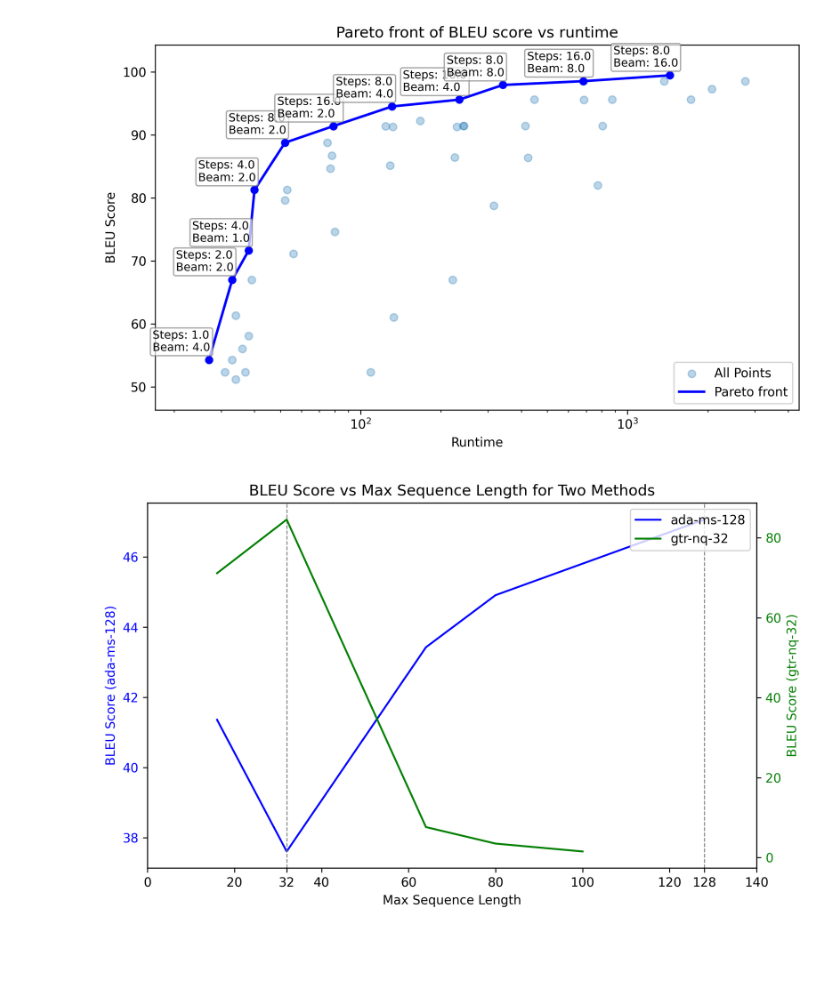
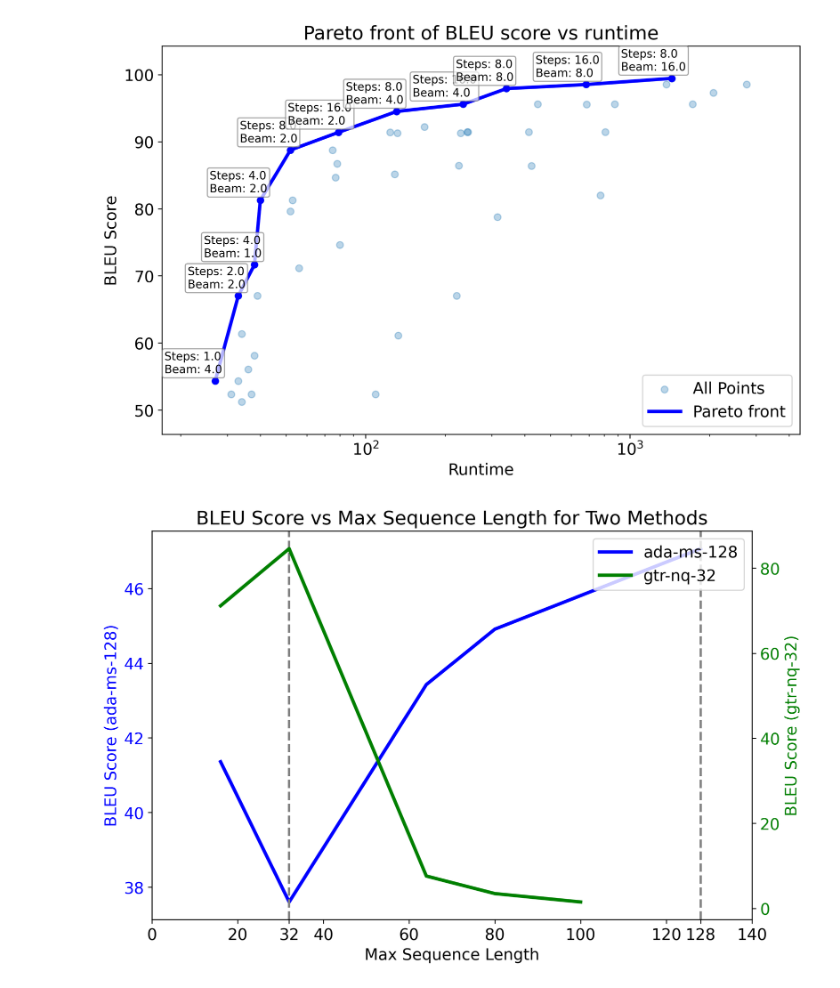
Before and after one commit to dqmis/ir2, a Jupyter notebook: notebooks/plots.ipynb, the cells around one changed output. Cells and saved outputs as stored; diff of their text form; code cells hidden in the pictures; blank space fills up the shorter version.

```diff
--- a/notebooks/plots.ipynb
+++ b/notebooks/plots.ipynb
@@ -2,6 +2,8 @@
 import matplotlib as mpl
 import matplotlib.pyplot as plt
 import pandas as pd
+# %%
+mpl.rc('font', **{'size': 14})
 # %%
 data = pd.read_csv("./data/num_steps_vs_beam_width.csv")
 data = data[["num_steps", "sequence_beam_width", "bleu_score", "Runtime"]]
@@ -93,41 +95,41 @@ for _, row in data_sorted.iterrows():
 
 pareto_front = pd.DataFrame(pareto_front)
 
-fig, ax = plt.subplots(figsize=(8, 5), dpi=300)
+fig, ax = plt.subplots(figsize=(9, 6), dpi=300)
 
 ax.scatter(data["Runtime"], data["bleu_score"], alpha=0.3, label="All Points")
 
 ax.plot(
-    pareto_front["Runtime"], pareto_front["bleu_score"], "b-", linewidth=2, label="Pareto front"
+    pareto_front["Runtime"], pareto_front["bleu_score"], "b-", linewidth=3, label="Pareto front"
 )
 ax.scatter(pareto_front["Runtime"], pareto_front["bleu_score"], color="b", s=30)
 
 for idx, row in pareto_front.iterrows():
     ax.annotate(
         f"Steps: {row['num_steps']}\nBeam: {row['sequence_beam_width']}",
         (row["Runtime"], row["bleu_score"]),
         textcoords="offset points",
         xytext=(-45, 7),
         ha="left",
-        fontsize=9,               # make it a bit smaller if needed
+        fontsize=10,               # make it a bit smaller if needed
         bbox=dict(boxstyle="round,pad=0.2", edgecolor="gray", facecolor="white", alpha=0.7),
         clip_on=False,            # let it draw outside the axes
     )
 
 ax.set_xscale("log")
 ax.set_xmargin(0.1)
 ax.set_ymargin(0.1)
 
 ax.set_xlabel("Runtime")
 ax.set_ylabel("BLEU Score")
 ax.set_title("Pareto front of BLEU score vs runtime")
 ax.legend(loc="lower right")
 
 plt.tight_layout()   # <-- adjust margins
 plt.savefig("pareto_front_bleu_vs_runtime.pdf", bbox_inches="tight")
 plt.show()
 # %% [output]
-[figure, old version]
+[figure, new version]
 # %%
 data = pd.read_csv("./data/seq_len_exps.csv")
 name_map = {
@@ -142,12 +144,12 @@ data = data[["method", "max_seq_length", "bleu_score"]]
 methods = data['method'].unique()
 
 # Create a figure and primary axis
-fig, ax1 = plt.subplots(figsize=(8, 5), dpi=300)
+fig, ax1 = plt.subplots(figsize=(9, 6), dpi=300)
 
 # Plot the first method as a line
 method1 = methods[0]
 method1_data = data[data['method'] == method1].sort_values(by="max_seq_length")
-line1, = ax1.plot(method1_data["max_seq_length"], method1_data["bleu_score"], color='b', label=method1)
+line1, = ax1.plot(method1_data["max_seq_length"], method1_data["bleu_score"], color='b', label=method1, linewidth=3)
 ax1.set_xlabel("Max Sequence Length")
 ax1.set_ylabel(f"BLEU Score ({method1})", color='b')
 ax1.tick_params(axis='y', labelcolor='b')
@@ -158,7 +160,7 @@ ax2 = ax1.twinx()
 # Plot the second method as a line
 method2 = methods[1]
 method2_data = data[data['method'] == method2].sort_values(by="max_seq_length")
-line2, = ax2.plot(method2_data["max_seq_length"], method2_data["bleu_score"], color='g', label=method2)
+line2, = ax2.plot(method2_data["max_seq_length"], method2_data["bleu_score"], color='g', label=method2, linewidth=3)
 ax2.set_ylabel(f"BLEU Score ({method2})", color='g')
 ax2.tick_params(axis='y', labelcolor='g')
 
@@ -178,12 +180,12 @@ new_xticks = sorted(set(current_xticks + [32, 128]))  # Combine with new ticks a
 ax1.set_xticks(new_xticks)
 
 # Add dashed vertical lines at 32 and 128
-ax1.axvline(x=32, color='gray', linestyle='--', linewidth=0.8)
-ax1.axvline(x=128, color='gray', linestyle='--', linewidth=0.8)
+ax1.axvline(x=32, color='gray', linestyle='--', linewidth=2)
+ax1.axvline(x=128, color='gray', linestyle='--', linewidth=2)
 
 # Show the plot
 plt.tight_layout()
 plt.savefig("seq_len_exps.pdf")
 plt.show()
 # %% [output]
-[figure, old version]
+[figure, new version]
```
Also changed, not shown: parts of 1 cell of this notebook, 3 other files.
